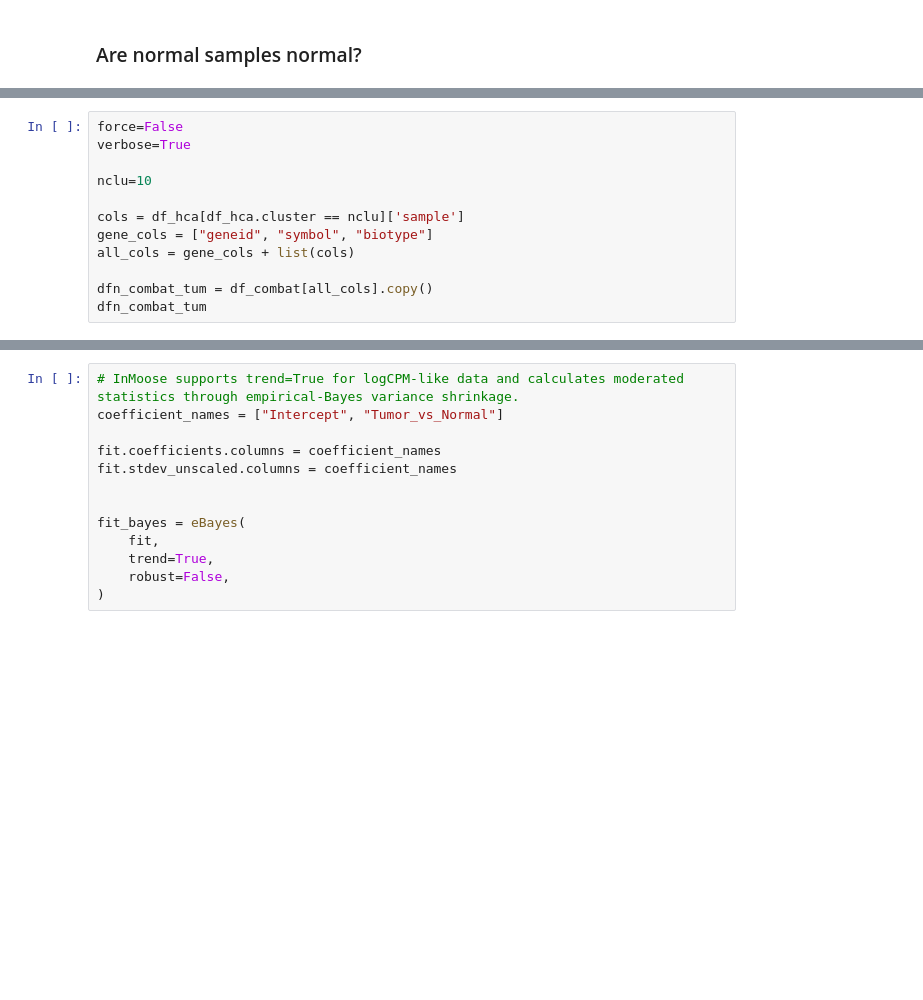
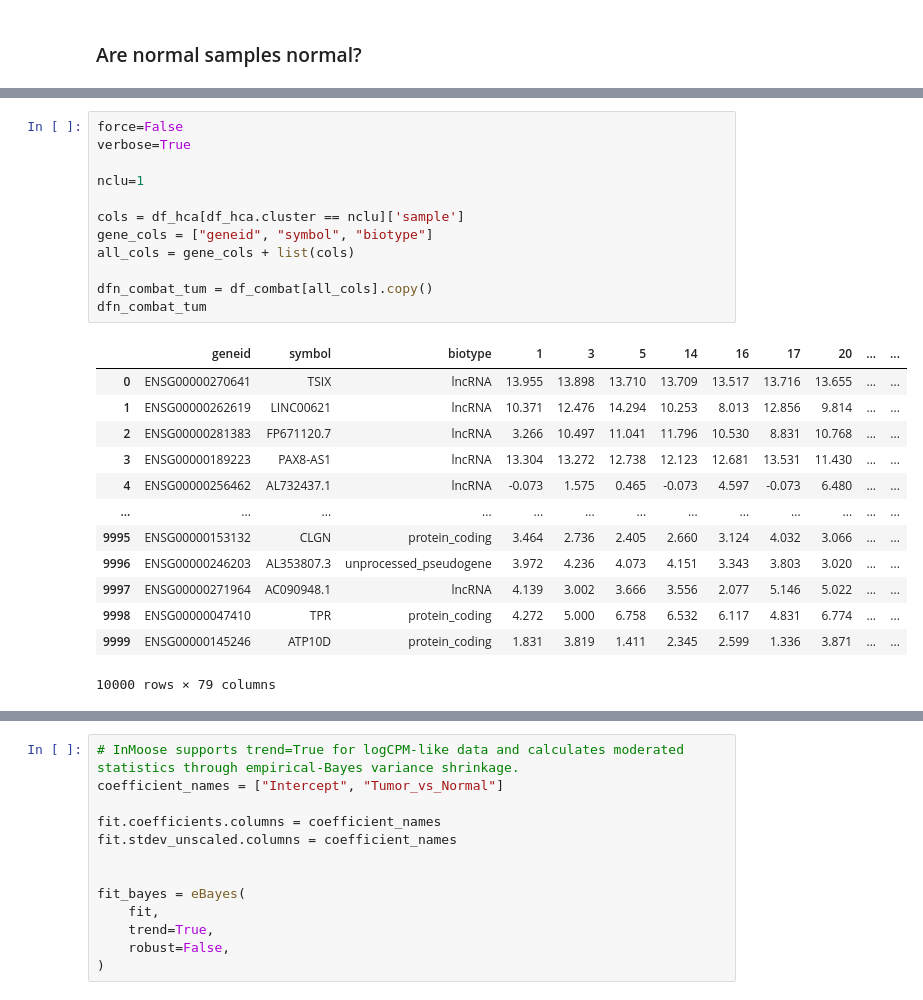
Before and after one commit to flalix/perturb_agent, a Jupyter notebook: notebooks/mtp_TCGA_54_PSI_all_PAADs_Cluster_DEGs.ipynb, the cells around one changed output, grey strips where cells are left out. Drawn from its saved outputs; the diff is of its cells as text; blank space fills up the shorter version.

```diff
--- a/notebooks/mtp_TCGA_54_PSI_all_PAADs_Cluster_DEGs.ipynb
+++ b/notebooks/mtp_TCGA_54_PSI_all_PAADs_Cluster_DEGs.ipynb
@@ -304,15 +367,29 @@ for the_cluster in normal_culsters:
 # %%
 force=False
 verbose=True
 
-nclu=10
+nclu=1
 
 cols = df_hca[df_hca.cluster == nclu]['sample']
 gene_cols = ["geneid", "symbol", "biotype"]
 all_cols = gene_cols + list(cols)
 
 dfn_combat_tum = df_combat[all_cols].copy()
 dfn_combat_tum
+# %% [output]
+|  | geneid | symbol | biotype | 1 | 3 | 5 | 14 | 16 | 17 | 20 | ... | ... |
+| 0 | ENSG00000270641 | TSIX | lncRNA | 13.955 | 13.898 | 13.710 | 13.709 | 13.517 | 13.716 | 13.655 | ... | ... |
+| 1 | ENSG00000262619 | LINC00621 | lncRNA | 10.371 | 12.476 | 14.294 | 10.253 | 8.013 | 12.856 | 9.814 | ... | ... |
+| 2 | ENSG00000281383 | FP671120.7 | lncRNA | 3.266 | 10.497 | 11.041 | 11.796 | 10.530 | 8.831 | 10.768 | ... | ... |
+| 3 | ENSG00000189223 | PAX8-AS1 | lncRNA | 13.304 | 13.272 | 12.738 | 12.123 | 12.681 | 13.531 | 11.430 | ... | ... |
+| 4 | ENSG00000256462 | AL732437.1 | lncRNA | -0.073 | 1.575 | 0.465 | -0.073 | 4.597 | -0.073 | 6.480 | ... | ... |
+| ... | ... | ... | ... | ... | ... | ... | ... | ... | ... | ... | ... | ... |
+| 9995 | ENSG00000153132 | CLGN | protein_coding | 3.464 | 2.736 | 2.405 | 2.660 | 3.124 | 4.032 | 3.066 | ... | ... |
+| 9996 | ENSG00000246203 | AL353807.3 | unprocessed_pseudogene | 3.972 | 4.236 | 4.073 | 4.151 | 3.343 | 3.803 | 3.020 | ... | ... |
+| 9997 | ENSG00000271964 | AC090948.1 | lncRNA | 4.139 | 3.002 | 3.666 | 3.556 | 2.077 | 5.146 | 5.022 | ... | ... |
+| 9998 | ENSG00000047410 | TPR | protein_coding | 4.272 | 5.000 | 6.758 | 6.532 | 6.117 | 4.831 | 6.774 | ... | ... |
+| 9999 | ENSG00000145246 | ATP10D | protein_coding | 1.831 | 3.819 | 1.411 | 2.345 | 2.599 | 1.336 | 3.871 | ... | ... |
+10000 rows × 79 columns
 # %%
 df_tumor = dfn_combat_tum
 df_tumor.head(3)
```
Also changed, not shown: parts of 23 cells of this notebook.
